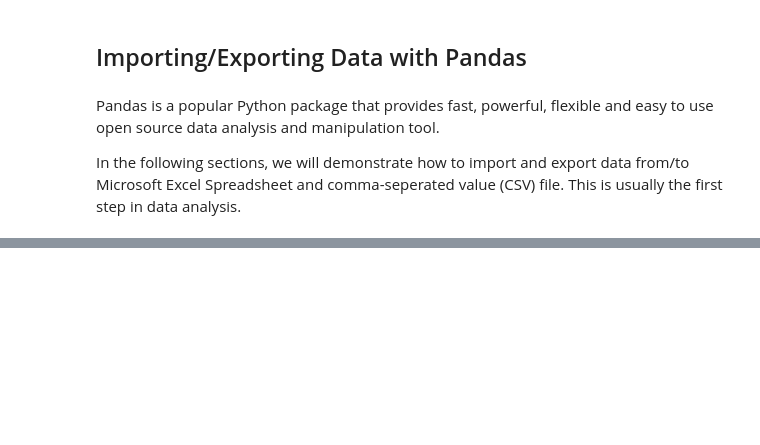
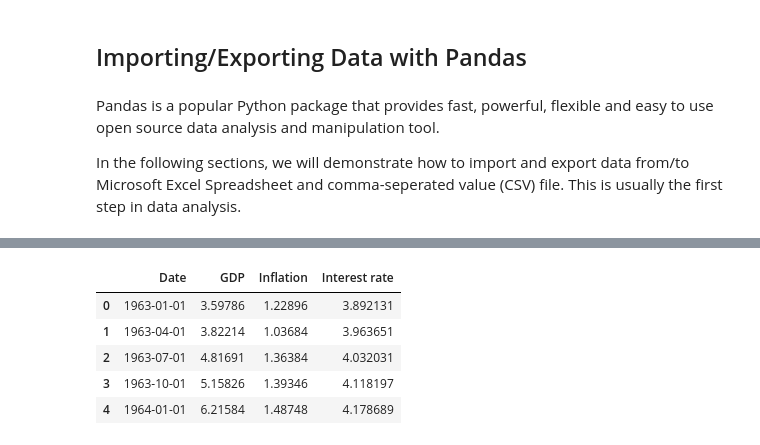
Before and after one commit to shihanxie/Econ475, a Jupyter notebook: forecasting.ipynb, the cells around one changed output, grey strips where cells are left out. Cells and saved outputs as stored; diff of their text form; code cells hidden in the pictures; blank space fills up the shorter version.

```diff
--- a/forecasting.ipynb
+++ b/forecasting.ipynb
@@ -151,0 +153,10 @@ pwd
+# %%
+# look at data
+display(df.head())
+# %% [output]
+|  | Date | GDP | Inflation | Interest rate |
+| 0 | 1963-01-01 | 3.59786 | 1.22896 | 3.892131 |
+| 1 | 1963-04-01 | 3.82214 | 1.03684 | 3.963651 |
+| 2 | 1963-07-01 | 4.81691 | 1.36384 | 4.032031 |
+| 3 | 1963-10-01 | 5.15826 | 1.39346 | 4.118197 |
+| 4 | 1964-01-01 | 6.21584 | 1.48748 | 4.178689 |
```
Also changed, not shown: parts of 30 cells of this notebook.
